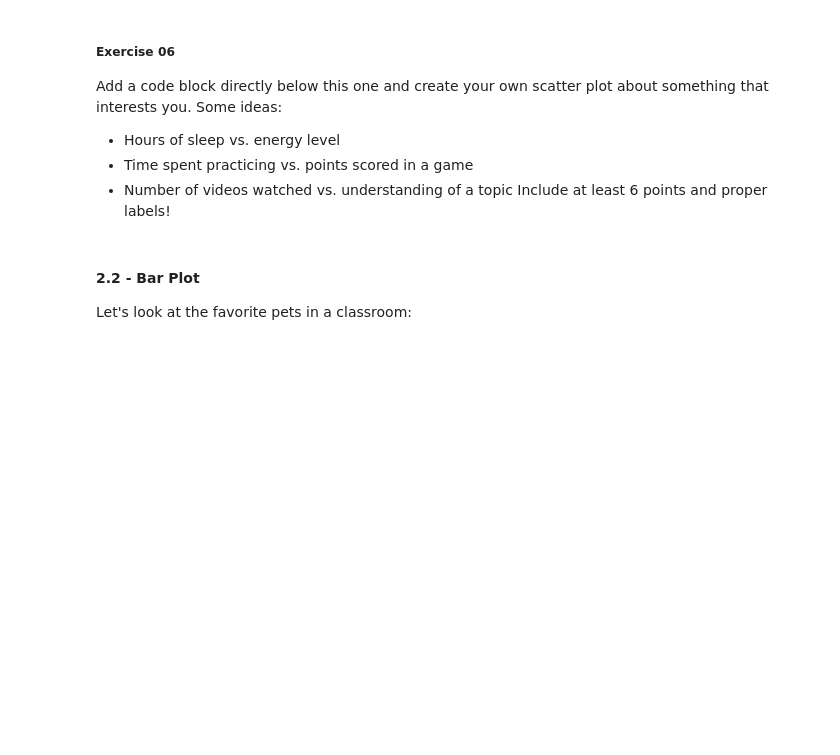
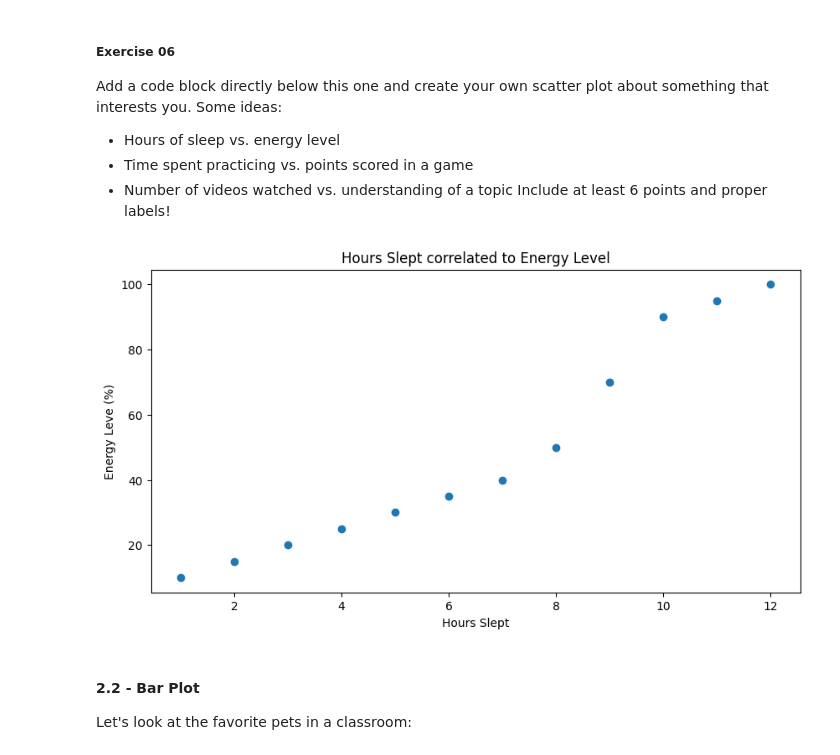
Before and after one commit to leidoe07/unit-3-data-science, a Jupyter notebook: 00_intro.ipynb, the cells around one changed output. Cells and saved outputs as stored; diff of their text form; code cells hidden in the pictures; blank space fills up the shorter version.

```diff
--- a/00_intro.ipynb
+++ b/00_intro.ipynb
@@ -312,6 +327,18 @@ Add a code block directly below this one and create your own scatter plot about
 - Time spent practicing vs. points scored in a game
 - Number of videos watched vs. understanding of a topic
 Include at least 6 points and proper labels!
+# %%
+sleep_hours = [ 1,   2, 3,   4,  5,  6,  7,  8, 9 , 10 ,11, 12,  ]
+energy_level = [10, 15, 20, 25, 30, 35, 40, 50, 70, 90, 95, 100, ]
+
+plt.figure(figsize=(10,5 ) )
+plt.scatter(sleep_hours, energy_level)
+plt.title('Hours Slept correlated to Energy Level')
+plt.xlabel('Hours Slept')
+plt.ylabel('Energy Leve (%)')
+plt.show()
+# %% [output]
+[figure, added]
 # %% [markdown]
 #### 2.2 - Bar Plot
 Let's look at the favorite pets in a classroom:
```
Also changed, not shown: parts of 9 cells of this notebook, 3 other files.
